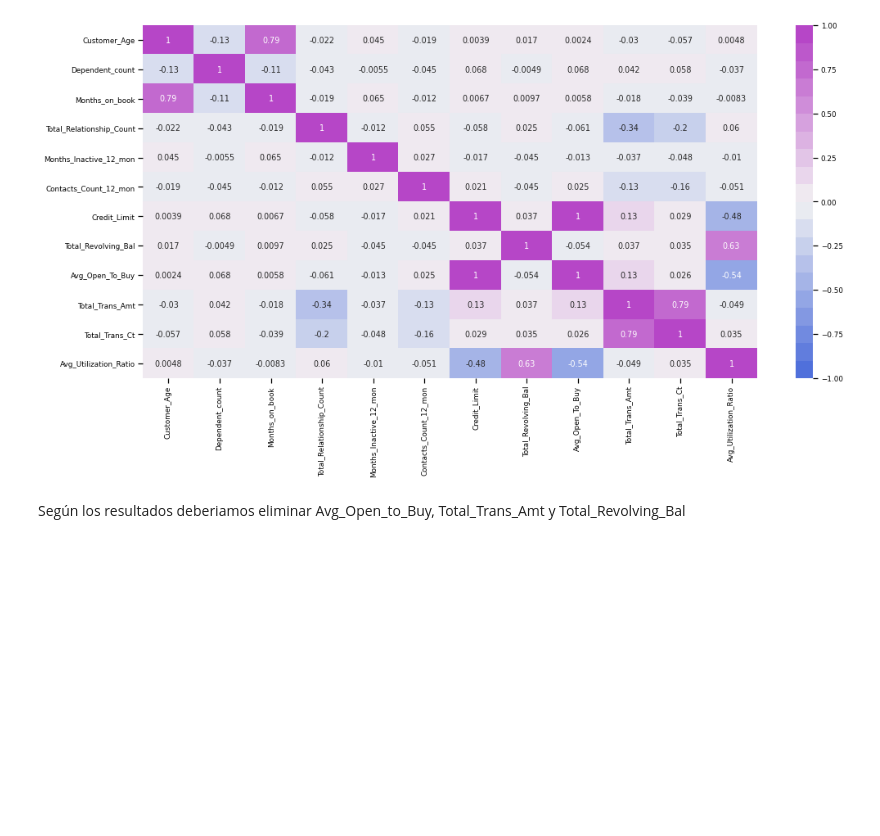
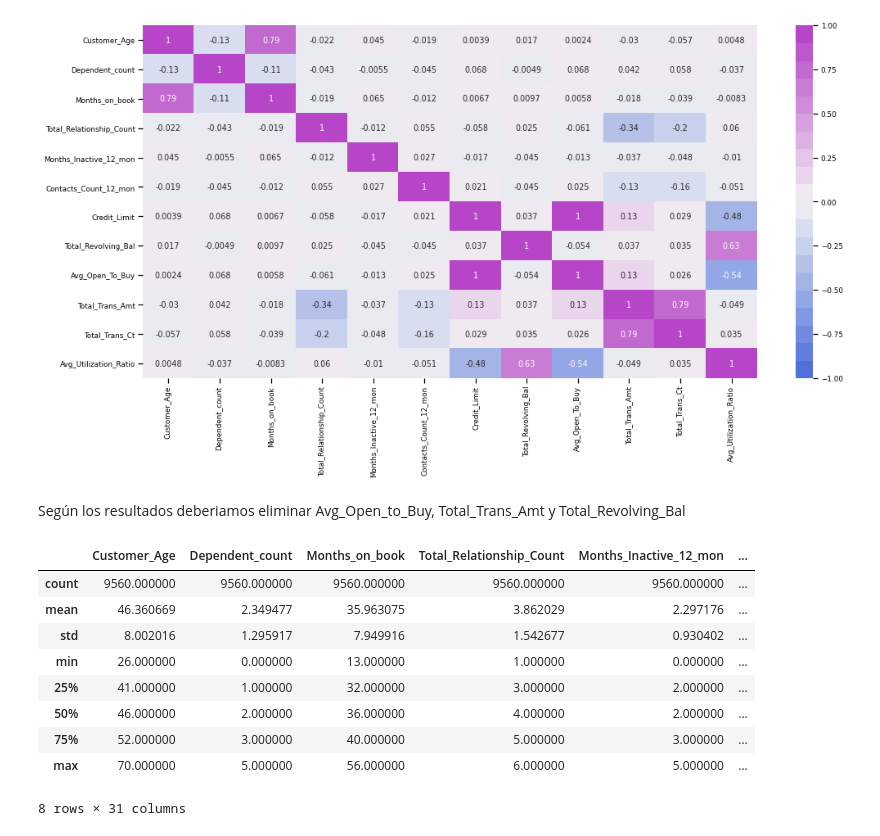
Before and after one commit to andreagonvic/Data-cleansing, a Jupyter notebook: CreditCardDataset.ipynb, the cells around one changed output. Saved outputs shown, nothing was run; the diff lists cells and outputs as text; code cells hidden in the pictures; blank space fills up the shorter version.

```diff
--- a/CreditCardDataset.ipynb
+++ b/CreditCardDataset.ipynb
@@ -415,3 +415,19 @@ plt.tight_layout()
 [figure]
 # %% [markdown]
 Según los resultados deberiamos eliminar Avg_Open_to_Buy, Total_Trans_Amt y Total_Revolving_Bal
+# %%
+#Para poder clasificar las columnas necesitamos que todas las columnas sean numéricas, por lo que vamos a codificar las variable categóricas:
+data_num = pd.get_dummies(datos_cleaned, columns=['Attrition_Flag', 'Gender', 'Education_Level', 'Marital_Status', 'Income_Category', 'Card_Category'],drop_first=True)
+
+data_num.describe()
+# %% [output]
+|  | Customer_Age | Dependent_count | Months_on_book | Total_Relationship_Count | Months_Inactive_12_mon | ... |
+| count | 9560.000000 | 9560.000000 | 9560.000000 | 9560.000000 | 9560.000000 | ... |
+| mean | 46.360669 | 2.349477 | 35.963075 | 3.862029 | 2.297176 | ... |
+| std | 8.002016 | 1.295917 | 7.949916 | 1.542677 | 0.930402 | ... |
+| min | 26.000000 | 0.000000 | 13.000000 | 1.000000 | 0.000000 | ... |
+| 25% | 41.000000 | 1.000000 | 32.000000 | 3.000000 | 2.000000 | ... |
+| 50% | 46.000000 | 2.000000 | 36.000000 | 4.000000 | 2.000000 | ... |
+| 75% | 52.000000 | 3.000000 | 40.000000 | 5.000000 | 3.000000 | ... |
+| max | 70.000000 | 5.000000 | 56.000000 | 6.000000 | 5.000000 | ... |
+8 rows × 31 columns
```
Also changed, not shown: parts of 13 cells of this notebook.
